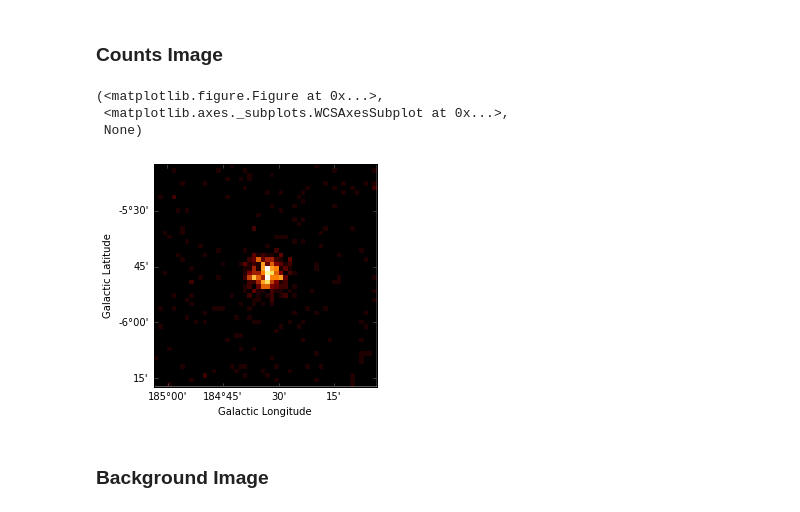
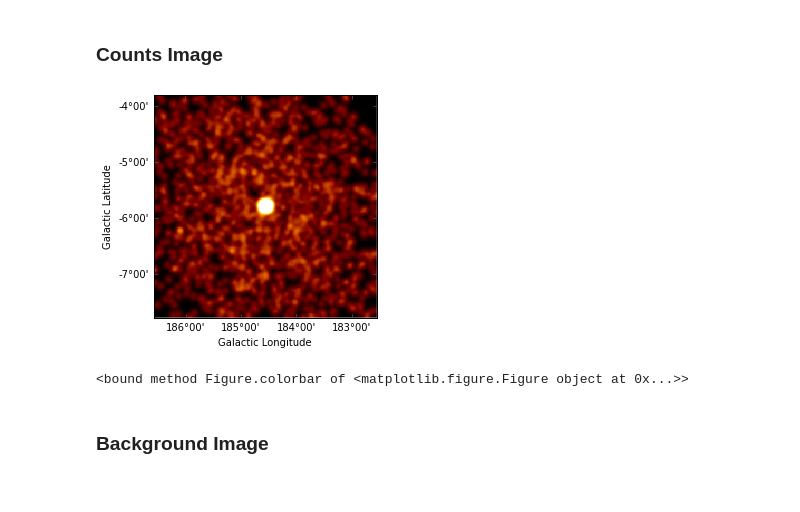
Before and after one commit to gammapy/gammapy-extra, a Jupyter notebook: notebooks/image_pipe.ipynb, the cells around one changed output. Cells and saved outputs as stored; diff of their text form; code cells hidden in the pictures.

```diff
--- a/notebooks/image_pipe.ipynb
+++ b/notebooks/image_pipe.ipynb
@@ -75,13 +75,15 @@ WARNING:gammapy.irf.psf_king:No safe energy thresholds found. Setting to default
 ## Images plot
 # %% [markdown]
 ### Counts Image
-# %%
-images["counts"].plot()
-# %% [output]
-(<matplotlib.figure.Figure at 0x...>,
- <matplotlib.axes._subplots.WCSAxesSubplot at 0x...>,
- None)
-[figure, removed]
+# %%
+norm = images["counts"].plot_norm(stretch='sqrt', min_cut=0, max_cut=0.9)
+oo=images["counts"].smooth(radius=0.08 * u.deg).plot(norm=norm)
+# %% [output]
+[figure, added]
+# %%
+oo[0].colorbar
+# %% [output]
+<bound method Figure.colorbar of <matplotlib.figure.Figure object at 0x...>>
 # %% [markdown]
 ### Background Image
 # %%
```
Also changed, not shown: parts of 7 cells of this notebook, 1 other file.
